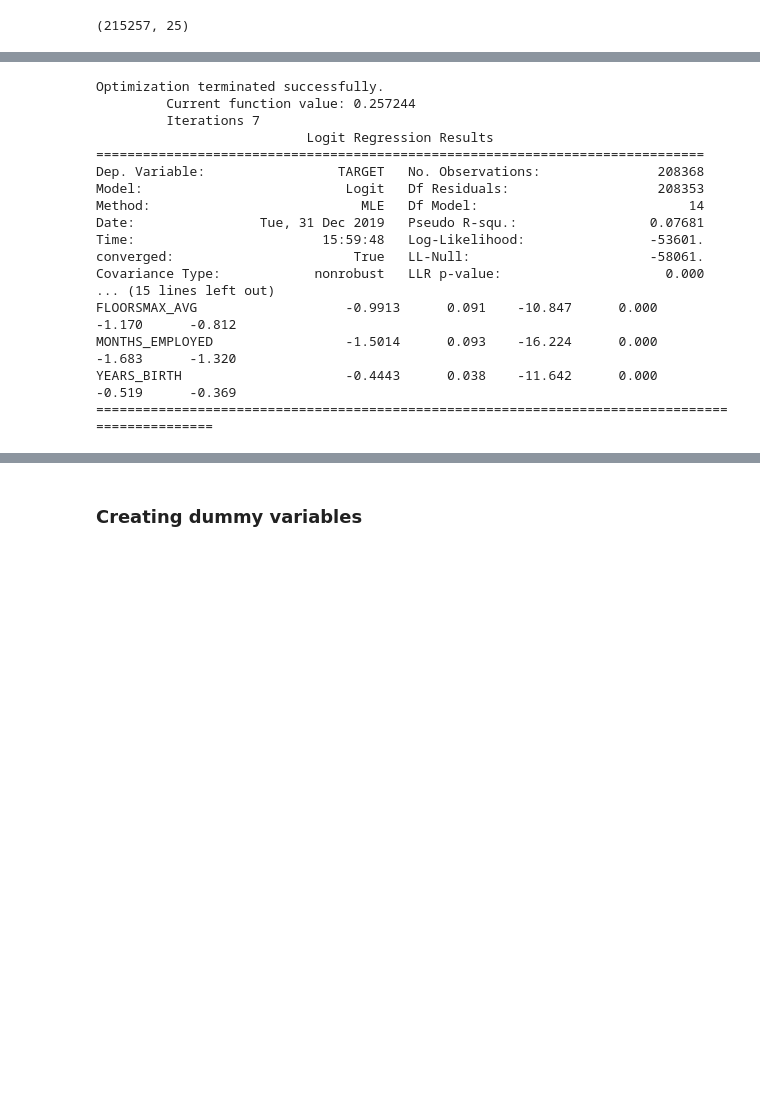
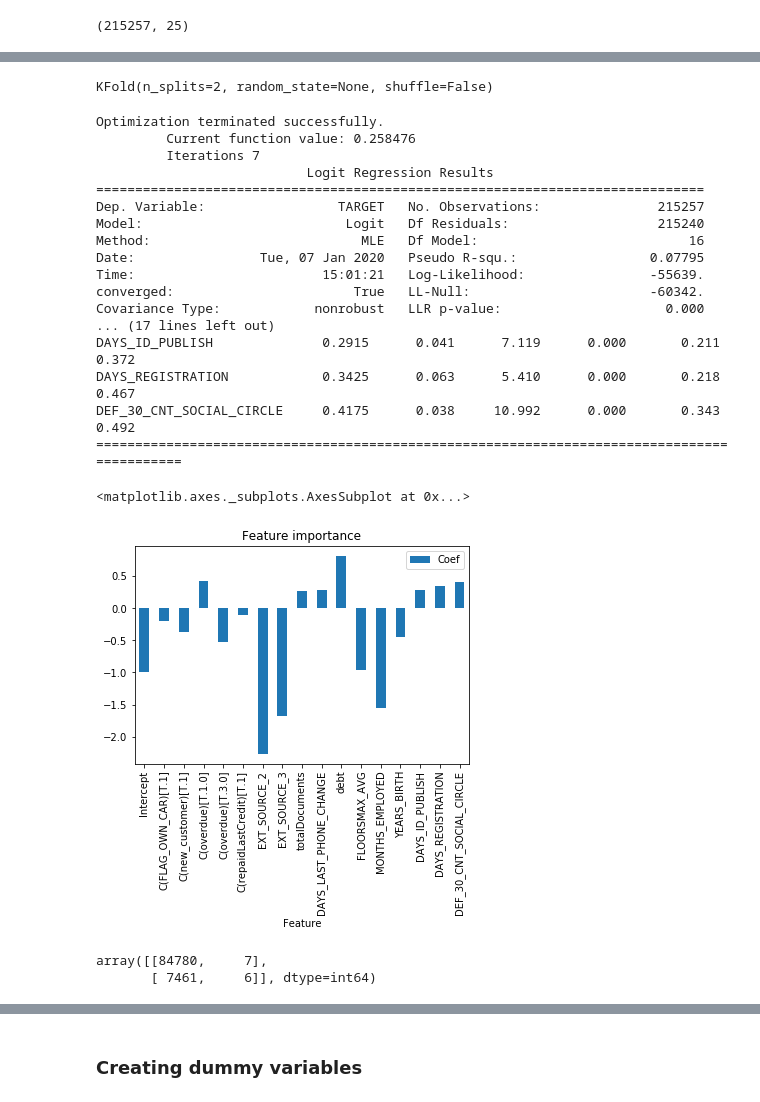
Before and after one commit to lesh3000/AI_Projects, a Jupyter notebook: Untitled4.ipynb, the cells around one changed output, grey strips where cells are left out. Drawn from its saved outputs; the diff is of its cells as text; code cells hidden in the pictures; blank space fills up the shorter version.

```diff
--- a/Untitled4.ipynb
+++ b/Untitled4.ipynb
@@ -335,15 +336,17 @@ def flagReplace(list,data):
 def removeOutliers(array,data):
     for i in array:
         quant=data[i].quantile(0.99)
-        data[i]=data[i][data[i]<quant]
+        med=data[i].median()
+        ##data[i]=data[i][data[i]<quant]
+        data[i]=data[i].apply(lambda x:med if x >quant else x)
     return data
 # %%
-train= application5[['TARGET','EXT_SOURCE_2','EXT_SOURCE_3','debt','CNT_CHILDREN','new_customer','totalDocuments','overdue','lastContractStatus','document_provided','repaidCredit','repaidLastCredit','AMT_INCOME_TOTAL','DAYS_LAST_PHONE_CHANGE','DAYS_ID_PUBLISH','DAYS_REGISTRATION',
-                    'DEF_30_CNT_SOCIAL_CIRCLE','FLOORSMAX_AVG','MONTHS_EMPLOYED','YEARS_BIRTH','OCCUPATION_TYPE','CNT_FAM_MEMBERS', 'CODE_GENDER','FLAG_OWN_CAR', 'FLAG_OWN_REALTY']]
+train= application5[['SK_ID_CURR','TARGET','EXT_SOURCE_2','EXT_SOURCE_3','debt','CNT_CHILDREN','new_customer','totalDocuments','overdue','lastContractStatus','document_provided','repaidCredit','repaidLastCredit','AMT_INCOME_TOTAL','DAYS_LAST_PHONE_CHANGE','DAYS_ID_PUBLISH','DAYS_REGISTRATION',
+                    'DEF_30_CNT_SOCIAL_CIRCLE','FLOORSMAX_AVG','MONTHS_EMPLOYED','YEARS_BIRTH','CNT_FAM_MEMBERS', 'CODE_GENDER','FLAG_OWN_CAR', 'FLAG_OWN_REALTY']]
 train=fillNaNumber(['EXT_SOURCE_2','EXT_SOURCE_3','debt','CNT_CHILDREN','new_customer','totalDocuments'],train,0)
 train=fillNaNumber(['repaidCredit','overdue','lastContractStatus','document_provided','repaidLastCredit'],train,3)
 train=fillNaNumber(['AMT_INCOME_TOTAL','DAYS_LAST_PHONE_CHANGE','DAYS_ID_PUBLISH','DAYS_REGISTRATION',
-                    'DEF_30_CNT_SOCIAL_CIRCLE','FLOORSMAX_AVG','MONTHS_EMPLOYED','YEARS_BIRTH'],train,"median")
-train=fillNaNumber(['OCCUPATION_TYPE','CNT_FAM_MEMBERS', 'CODE_GENDER','FLAG_OWN_CAR', 'FLAG_OWN_REALTY'],train,"freq")
+                    'DEF_30_CNT_SOCIAL_CIRCLE','FLOORSMAX_AVG','MONTHS_EMPLOYED','YEARS_BIRTH','CNT_CHILDREN'],train,"median")
+train=fillNaNumber(['CNT_FAM_MEMBERS', 'CODE_GENDER','FLAG_OWN_CAR', 'FLAG_OWN_REALTY'],train,"freq")
 # %% [markdown]
 ### Refactoring flag related columns
@@ -352,3 +353,6 @@ train=flagReplace(['FLAG_OWN_CAR','FLAG_OWN_REALTY'],train)
+# %%
+train=flagReplace(['FLAG_OWN_CAR','FLAG_OWN_REALTY'],train)
+train['CODE_GENDER']=train['CODE_GENDER'].apply(lambda x :1 if x=="M" else 2)
 # %% [markdown]
 ### Removing outliers
 # %%
@@ -373,23 +540,43 @@ train.shape
+# %%
+from sklearn.model_selection import KFold
+KFold(n_splits=2, random_state=None, shuffle=False)
+# %% [output]
+KFold(n_splits=2, random_state=None, shuffle=False)
 # %%
 import statsmodels.formula.api as smf
-start='TARGET~EXT_SOURCE_2+EXT_SOURCE_3+debt+DAYS_LAST_PHONE_CHANGE+DAYS_ID_PUBLISH+DAYS_REGISTRATION+DEF_30_CNT_SOCIAL_CIRCLE+FLOORSMAX_AVG+MONTHS_EMPLOYED+YEARS_BIRTH+C(repaidCredit)+ C(lastContractStatus)'
+start='TARGET~EXT_SOURCE_2+EXT_SOURCE_3+totalDocuments+DAYS_LAST_PHONE_CHANGE+debt+FLOORSMAX_AVG+MONTHS_EMPLOYED+YEARS_BIRTH+DAYS_ID_PUBLISH+DAYS_REGISTRATION+DEF_30_CNT_SOCIAL_CIRCLE+C(FLAG_OWN_CAR)+C(new_customer)+C(overdue)+C(repaidLastCredit)'
 res = smf.logit(start, data = train).fit()
 print(res.summary())
+ss={"Feature":res.params.index, "Coef":res.params.values}
+ss=pd.DataFrame(ss)
+ss.plot.bar(x='Feature', y='Coef', rot=90,title="Feature importance")
 # %% [output]
 Optimization terminated successfully.
-         Current function value: 0.257244
+         Current function value: 0.258476
          Iterations 7
                            Logit Regression Results
 ==============================================================================
-Dep. Variable:                 TARGET   No. Observations:               208368
-Model:                          Logit   Df Residuals:                   208353
-Method:                           MLE   Df Model:                           14
-Date:                Tue, 31 Dec 2019   Pseudo R-squ.:                 0.07681
-Time:                        15:59:48   Log-Likelihood:                -53601.
-converged:                       True   LL-Null:                       -58061.
+Dep. Variable:                 TARGET   No. Observations:               215257
+Model:                          Logit   Df Residuals:                   215240
+Method:                           MLE   Df Model:                           16
+Date:                Tue, 07 Jan 2020   Pseudo R-squ.:                 0.07795
+Time:                        15:01:21   Log-Likelihood:                -55639.
+converged:                       True   LL-Null:                       -60342.
 Covariance Type:            nonrobust   LLR p-value:                     0.000
-... (15 lines left out)
-FLOORSMAX_AVG                   -0.9913      0.091    -10.847      0.000      -1.170      -0.812
-MONTHS_EMPLOYED                 -1.5014      0.093    -16.224      0.000      -1.683      -1.320
-YEARS_BIRTH                     -0.4443      0.038    -11.642      0.000      -0.519      -0.369
-================================================================================================
+... (17 lines left out)
+DAYS_ID_PUBLISH              0.2915      0.041      7.119      0.000       0.211       0.372
+DAYS_REGISTRATION            0.3425      0.063      5.410      0.000       0.218       0.467
+DEF_30_CNT_SOCIAL_CIRCLE     0.4175      0.038     10.992      0.000       0.343       0.492
+============================================================================================
+<matplotlib.axes._subplots.AxesSubplot at 0x...>
+[figure, added]
+# %%
+rr=res.predict(test)
+rr= [ 1 if x > 0.5 else 0 for x in rr]
+
+from sklearn import metrics
+cnf_matrix = metrics.confusion_matrix(test['TARGET'], rr)
+cnf_matrix
+# %% [output]
+array([[84780,     7],
+       [ 7461,     6]], dtype=int64)
```
Also changed, not shown: parts of 16 cells of this notebook.
